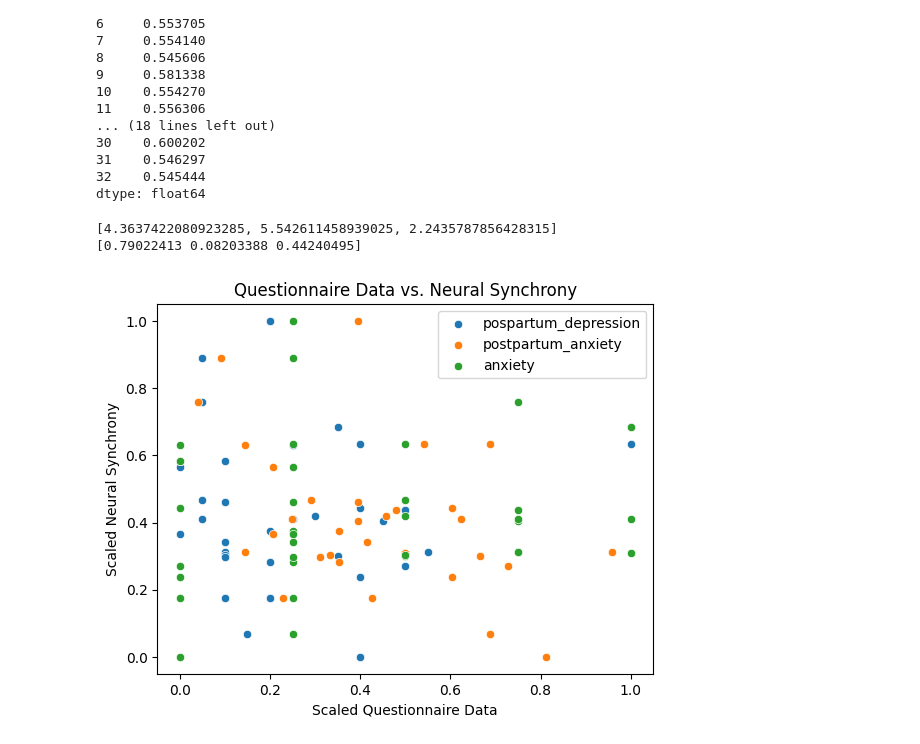
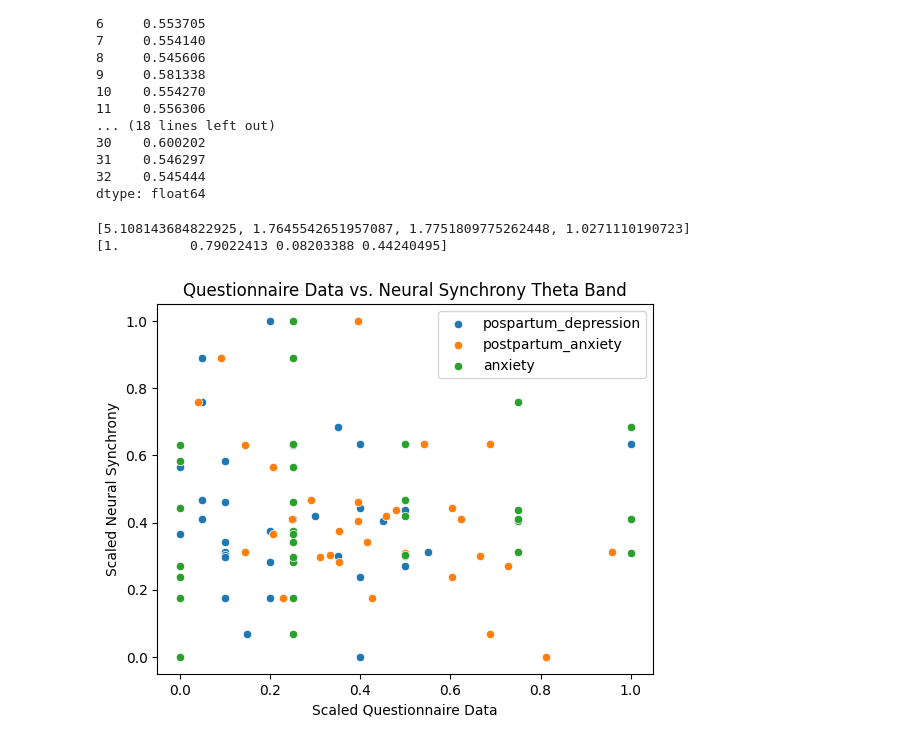
Before and after one commit to m-agat/mother_infant_neural_synchrony, a Jupyter notebook: linear_regresssion.ipynb, the cells around one changed output. Drawn from its saved outputs; the diff is of its cells as text; code cells hidden in the pictures.

Commit message:
add a constant

```diff
--- a/linear_regresssion.ipynb
+++ b/linear_regresssion.ipynb
@@ -58,41 +58,44 @@ import seaborn as sns
 from sklearn.linear_model import LinearRegression
 from sklearn.feature_selection import f_regression
 from sklearn.preprocessing import MinMaxScaler
 from statsmodels.stats.outliers_influence import variance_inflation_factor
 import matplotlib.pyplot as plt
+from statsmodels.tools.tools import add_constant
+
 
 postpartum_depression = np.array(questionnaire_data['EDS_mean'])
 postpartum_anxiety = np.array(questionnaire_data['PSAS_mean'])
 anxiety = np.array(questionnaire_data['PBQ_ConfidenceAnx_Mean'])
 
 X = np.column_stack((postpartum_depression, postpartum_anxiety, anxiety))
-X_df = pd.DataFrame(X)
-vif = [variance_inflation_factor(X_df, i) for i in X_df]
-print(vif)
 scaler = MinMaxScaler()
 X_scaled = scaler.fit_transform(X)
+X_df = pd.DataFrame(X_scaled)
+X_df = add_constant(X_df)
+vif = [variance_inflation_factor(X_df, i) for i in range(X_df.shape[1])]
+print(vif)
 still_face_scaled = pd.DataFrame(scaler.fit_transform(np.array(overall_synchrony).reshape(-1, 1)))
 
-sns.scatterplot(x=X_scaled[:, 0],
-                y=still_face_scaled[0]).set(title='Questionnaire Data vs. Neural Synchrony')
-sns.scatterplot(x=X_scaled[:, 1],
+sns.scatterplot(x=X_df[0],
+                y=still_face_scaled[0]).set(title='Questionnaire Data vs. Neural Synchrony Theta Band')
+sns.scatterplot(x=X_df[1],
                 y=still_face_scaled[0])
-sns.scatterplot(x=X_scaled[:, 2],
+sns.scatterplot(x=X_df[2],
                 y=still_face_scaled[0])
 
 plt.xlabel('Scaled Questionnaire Data')
 plt.ylabel('Scaled Neural Synchrony')
 plt.legend(labels=['pospartum_depression', 'postpartum_anxiety', 'anxiety'])
 
 postpartum_depression = postpartum_depression.reshape(-1, 1)
 anxiety = anxiety.reshape(-1, 1)
 postpartum_anxiety = postpartum_anxiety.reshape(-1, 1)
 
 model = LinearRegression()
 model.fit(X_scaled, still_face_scaled)
-p_values = f_regression(X_scaled, still_face_scaled)[1]
+p_values = f_regression(X_df, still_face_scaled)[1]
 print(p_values)
 # %% [output]
-[4.3637422080923285, 5.542611458939025, 2.2435787856428315]
-[0.79022413 0.08203388 0.44240495]
+[5.108143684822925, 1.7645542651957087, 1.7751809775262448, 1.0271110190723]
+[1.         0.79022413 0.08203388 0.44240495]
-[figure, old version]
+[figure, new version]
```
Also changed, not shown: parts of 1 cell of this notebook.
